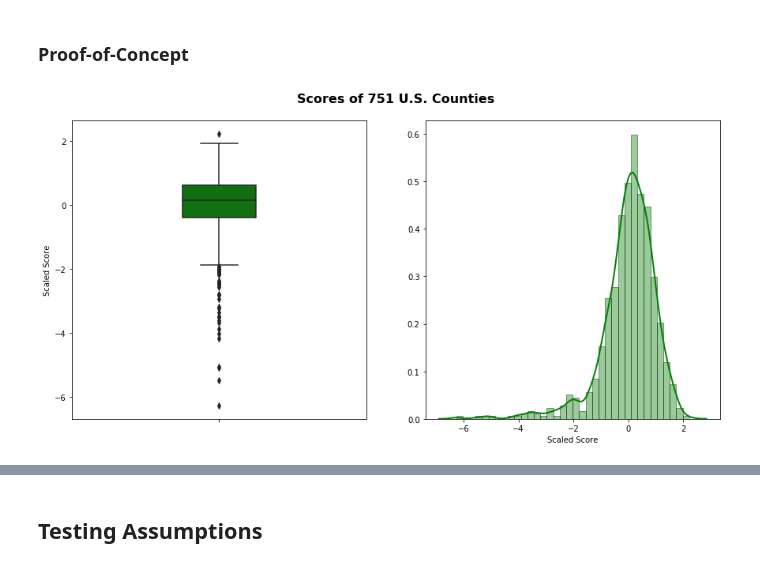
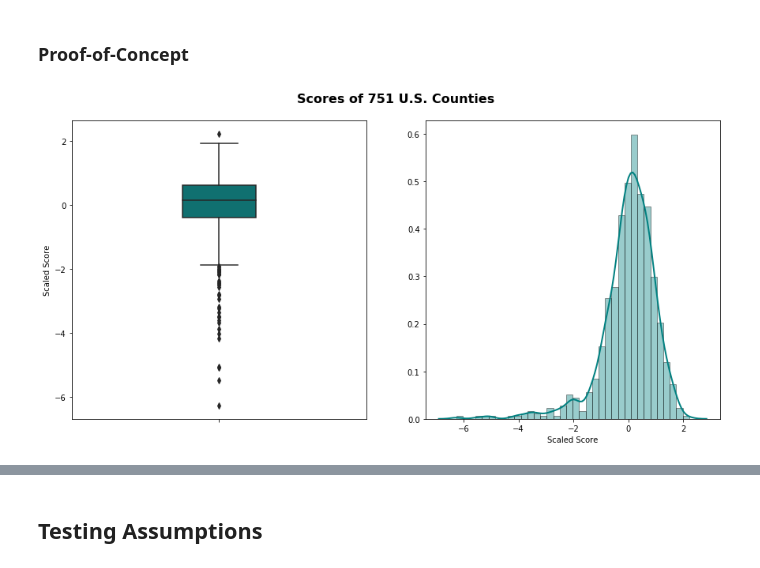
Before and after one commit to kaleoyster/datapalooza-2019, a Jupyter notebook: wip/03-26-19-Analysis.ipynb, the cells around one changed output, grey strips where cells are left out. Cells and saved outputs as stored; diff of their text form; code cells hidden in the pictures.

```diff
--- a/wip/03-26-19-Analysis.ipynb
+++ b/wip/03-26-19-Analysis.ipynb
@@ -184,21 +184,21 @@ df_score['Scaled Score'] =  preprocessing.scale(df_score['Raw Score'])
 # %%
 # Visualize Scores
 plt.figure(figsize=(12,6))
 plt.subplots_adjust(bottom=0.025, left=0.025, top = 0.9, right=0.975)
 plt.suptitle("Scores of 751 U.S. Counties", fontsize = 16,fontweight = 'bold')
 
 plt.subplot(1,2,1)
-ax_1 = sns.boxplot(x = df_score["Scaled Score"], color = 'green', orient='v', width=.25)
+ax_1 = sns.boxplot(x = df_score["Scaled Score"], color = 'teal', orient='v', width=.25)
 
 
 plt.subplot(1,2,2)
 sns.distplot(df_score['Scaled Score'], hist=True, kde=True,
-             bins=int(180/5), color = 'green',
+             bins=int(180/5), color = 'teal',
              hist_kws={'edgecolor':'black'},
              kde_kws={'linewidth': 2}, label="US")
 plt.show()
 # %% [output]
-[figure, old version]
+[figure, new version]
 # %%
 colorscale = ["#f7fbff","#ebf3fb","#deebf7","#d2e3f3","#c6dbef","#b3d2e9","#9ecae1",
               "#85bcdb","#6baed6","#57a0ce","#4292c6","#3082be","#2171b5","#1361a9",
```
Also changed, not shown: parts of 5 cells of this notebook.
